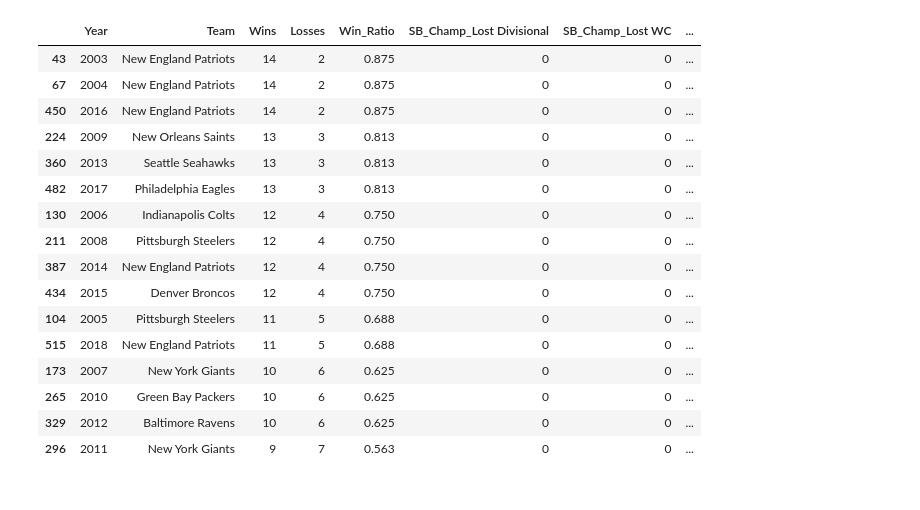
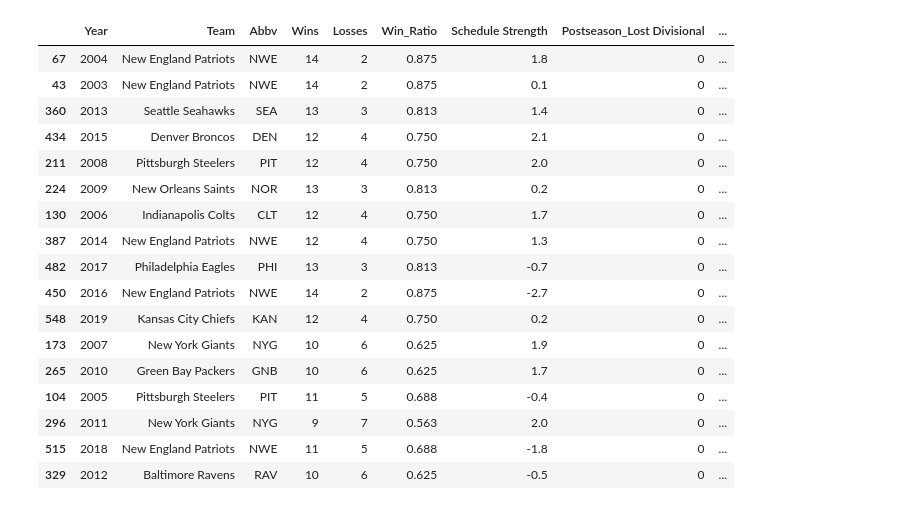
Before and after one commit to whege/SuperBowlWinFactors, a Jupyter notebook: nfl_sb_probs.ipynb, the cells around one changed output. Cells and saved outputs as stored; diff of their text form; code cells hidden in the pictures.

```diff
--- a/nfl_sb_probs.ipynb
+++ b/nfl_sb_probs.ipynb
@@ -87,26 +109,14 @@ Name: SB_Champ_Won Super Bowl, dtype: int64
-# %%
-from sklearn.model_selection import train_test_split
-
-def standard_scale(s: pd.Series, mu=None, si=None) -> pd.Series:
-  """
-  Calculate mean and standard deviation and standardize the Seres
-  """
-  mu = s.mean()
-  si = s.std()
-
-  return s.apply(lambda x: (x-mu)/si), mu, si
-
-use_cols = ['Win_Ratio']
-
-x_train, x_test, y_train, y_test = train_test_split(data_balanced[use_cols], data_balanced['SB_Champ_Won Super Bowl'], test_size=0.3, random_state=42)
-
-x_train['Win_Ratio_Norm'], mu_wr, si_wr =  standard_scale(x_train['Win_Ratio'])
-
-x_train.drop(columns=['Win_Ratio'], inplace=True)
-
-x_test['Win_Ratio_Norm'], _, _ = standard_scale(x_test['Win_Ratio'], mu=mu_wr, si=si_wr)
-
-x_test.drop(columns=['Win_Ratio'], inplace=True)
+# %%
+from sklearn.model_selection import train_test_split
+from sklearn.preprocessing import StandardScaler
+
+ss = StandardScaler()
+
+x_train, x_test, y_train, y_test = train_test_split(model_data, data_balanced['Postseason_Won Super Bowl'], test_size=0.3, random_state=42)
+
+x_train = ss.fit_transform(x_train)
+
+x_test = ss.transform(x_test)
 # %%
 from sklearn.linear_model import LogisticRegression
 from sklearn.model_selection import cross_validate
@@ -122,9 +133,11 @@ logreg.score(x_test, y_test)
 # %%
-samp = data['Win_Ratio'].copy()
-samp
-samp, _, _ = standard_scale(samp, mu=mu_wr, si=si_wr)
+samp = data[use_cols].copy()
+
+samp = ss.transform(samp)
 samp = pd.DataFrame(samp)
+
 preds = logreg.predict_proba(samp)
+
 data[['Loss Prob', 'Win Prob']] = preds
 
 data.sort_values(by='Win Prob', ascending=False)
@@ -145,20 +158,21 @@ data.sort_values(by='Win Prob', ascending=False)
 # %%
-data[data['Postseason_Won Super Bowl'] == 1].sort_values(by='Win_Ratio', ascending=False)
+data[data['Postseason_Won Super Bowl'] == 1].sort_values(by='Win Prob', ascending=False)
 # %% [output]
-|  | Year | Team | Wins | Losses | Win_Ratio | SB_Champ_Lost Divisional | SB_Champ_Lost WC | ... |
-| 43 | 2003 | New England Patriots | 14 | 2 | 0.875 | 0 | 0 | ... |
-| 67 | 2004 | New England Patriots | 14 | 2 | 0.875 | 0 | 0 | ... |
-| 450 | 2016 | New England Patriots | 14 | 2 | 0.875 | 0 | 0 | ... |
-| 224 | 2009 | New Orleans Saints | 13 | 3 | 0.813 | 0 | 0 | ... |
-| 360 | 2013 | Seattle Seahawks | 13 | 3 | 0.813 | 0 | 0 | ... |
-| 482 | 2017 | Philadelphia Eagles | 13 | 3 | 0.813 | 0 | 0 | ... |
-| 130 | 2006 | Indianapolis Colts | 12 | 4 | 0.750 | 0 | 0 | ... |
-| 211 | 2008 | Pittsburgh Steelers | 12 | 4 | 0.750 | 0 | 0 | ... |
-| 387 | 2014 | New England Patriots | 12 | 4 | 0.750 | 0 | 0 | ... |
-| 434 | 2015 | Denver Broncos | 12 | 4 | 0.750 | 0 | 0 | ... |
-| 104 | 2005 | Pittsburgh Steelers | 11 | 5 | 0.688 | 0 | 0 | ... |
-| 515 | 2018 | New England Patriots | 11 | 5 | 0.688 | 0 | 0 | ... |
-| 173 | 2007 | New York Giants | 10 | 6 | 0.625 | 0 | 0 | ... |
-| 265 | 2010 | Green Bay Packers | 10 | 6 | 0.625 | 0 | 0 | ... |
-| 329 | 2012 | Baltimore Ravens | 10 | 6 | 0.625 | 0 | 0 | ... |
-| 296 | 2011 | New York Giants | 9 | 7 | 0.563 | 0 | 0 | ... |
+|  | Year | Team | Abbv | Wins | Losses | Win_Ratio | Schedule Strength | Postseason_Lost Divisional | ... |
+| 67 | 2004 | New England Patriots | NWE | 14 | 2 | 0.875 | 1.8 | 0 | ... |
+| 43 | 2003 | New England Patriots | NWE | 14 | 2 | 0.875 | 0.1 | 0 | ... |
+| 360 | 2013 | Seattle Seahawks | SEA | 13 | 3 | 0.813 | 1.4 | 0 | ... |
+| 434 | 2015 | Denver Broncos | DEN | 12 | 4 | 0.750 | 2.1 | 0 | ... |
+| 211 | 2008 | Pittsburgh Steelers | PIT | 12 | 4 | 0.750 | 2.0 | 0 | ... |
+| 224 | 2009 | New Orleans Saints | NOR | 13 | 3 | 0.813 | 0.2 | 0 | ... |
+| 130 | 2006 | Indianapolis Colts | CLT | 12 | 4 | 0.750 | 1.7 | 0 | ... |
+| 387 | 2014 | New England Patriots | NWE | 12 | 4 | 0.750 | 1.3 | 0 | ... |
+| 482 | 2017 | Philadelphia Eagles | PHI | 13 | 3 | 0.813 | -0.7 | 0 | ... |
+| 450 | 2016 | New England Patriots | NWE | 14 | 2 | 0.875 | -2.7 | 0 | ... |
+| 548 | 2019 | Kansas City Chiefs | KAN | 12 | 4 | 0.750 | 0.2 | 0 | ... |
+| 173 | 2007 | New York Giants | NYG | 10 | 6 | 0.625 | 1.9 | 0 | ... |
+| 265 | 2010 | Green Bay Packers | GNB | 10 | 6 | 0.625 | 1.7 | 0 | ... |
+| 104 | 2005 | Pittsburgh Steelers | PIT | 11 | 5 | 0.688 | -0.4 | 0 | ... |
+| 296 | 2011 | New York Giants | NYG | 9 | 7 | 0.563 | 2.0 | 0 | ... |
+| 515 | 2018 | New England Patriots | NWE | 11 | 5 | 0.688 | -1.8 | 0 | ... |
+| 329 | 2012 | Baltimore Ravens | RAV | 10 | 6 | 0.625 | -0.5 | 0 | ... |
```
Also changed, not shown: parts of 12 cells of this notebook.
